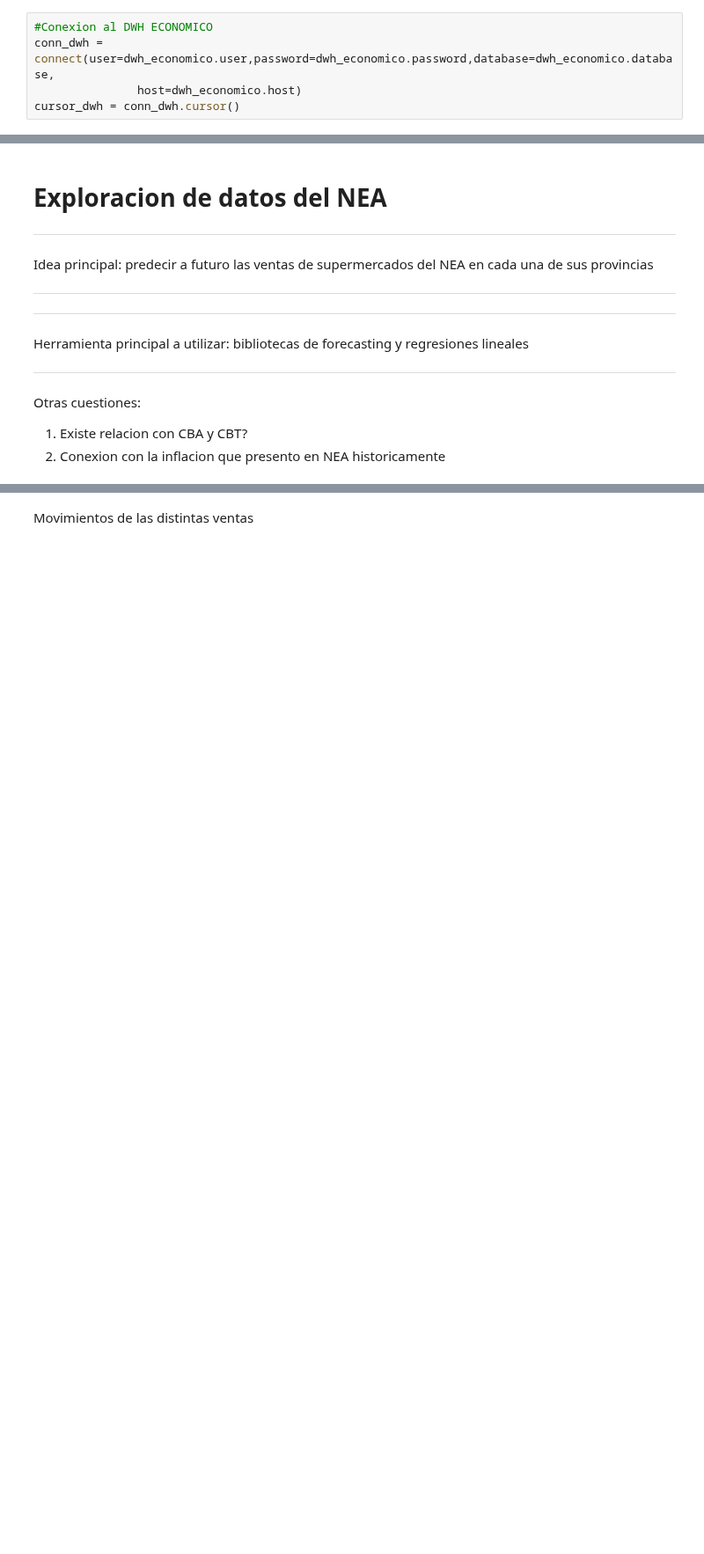
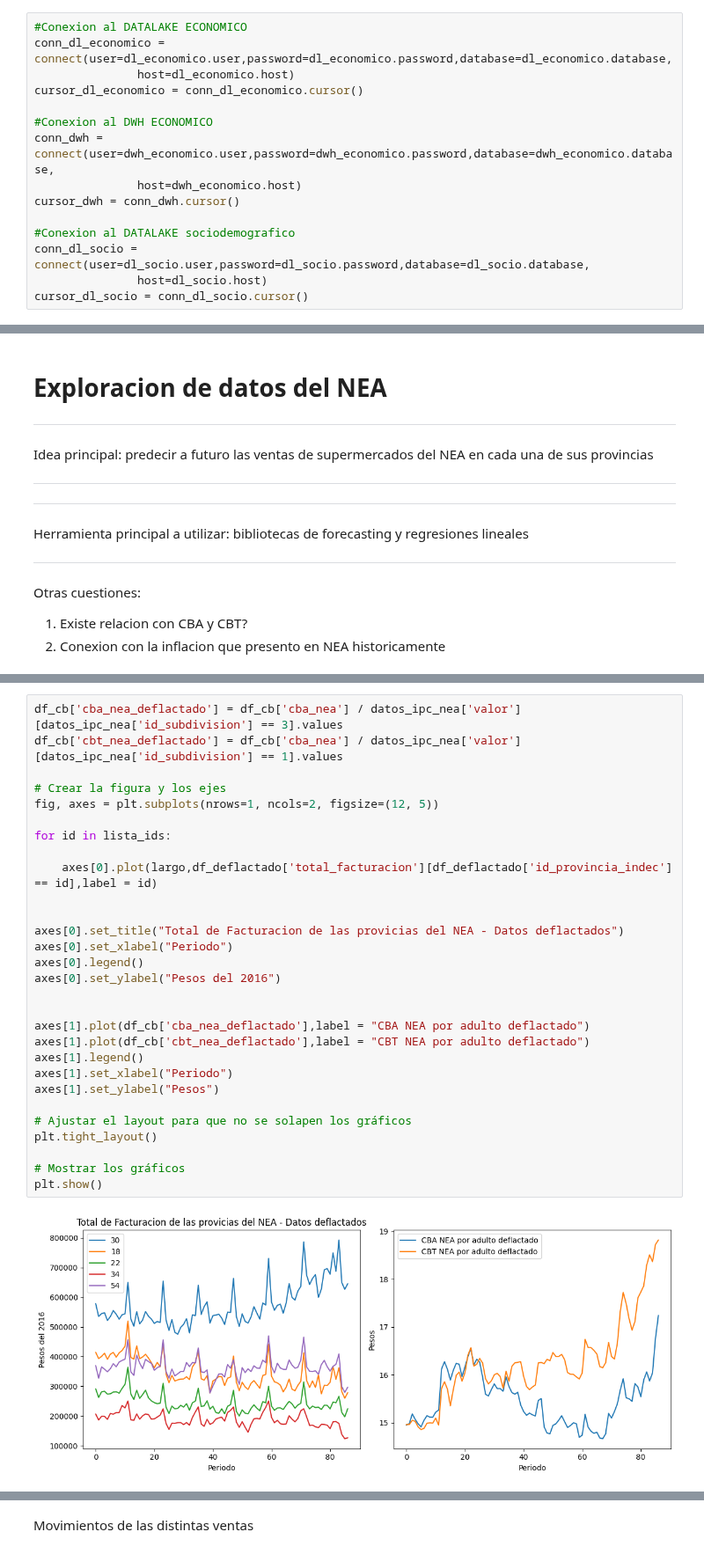
Before and after one commit to IPECD-AreaDatos/scrapingTrabajo, a Jupyter notebook: notebooks_cdd/supermercado_deflactado.ipynb, the cells around one changed output, grey strips where cells are left out. Shown at 88% size. Saved outputs shown, nothing was run; the diff lists cells and outputs as text; blank space fills up the shorter version.

```diff
--- a/notebooks_cdd/supermercado_deflactado.ipynb
+++ b/notebooks_cdd/supermercado_deflactado.ipynb
@@ -30,7 +32,17 @@ dwh_economico = Credenciales('dwh_economico')
 # %%
+#Conexion al DATALAKE ECONOMICO
+conn_dl_economico = connect(user=dl_economico.user,password=dl_economico.password,database=dl_economico.database,
+               host=dl_economico.host)
+cursor_dl_economico = conn_dl_economico.cursor()
+
 #Conexion al DWH ECONOMICO
 conn_dwh = connect(user=dwh_economico.user,password=dwh_economico.password,database=dwh_economico.database,
                host=dwh_economico.host)
 cursor_dwh = conn_dwh.cursor()
+
+#Conexion al DATALAKE sociodemografico
+conn_dl_socio = connect(user=dl_socio.user,password=dl_socio.password,database=dl_socio.database,
+               host=dl_socio.host)
+cursor_dl_socio = conn_dl_socio.cursor()
 # %%
 df_deflactado = pd.read_sql('SELECT * FROM supermercado_deflactado',conn_dwh)
@@ -86,0 +145,31 @@ plt.show()
+# %%
+df_cb['cba_nea_deflactado'] = df_cb['cba_nea'] / datos_ipc_nea['valor'][datos_ipc_nea['id_subdivision'] == 3].values
+df_cb['cbt_nea_deflactado'] = df_cb['cba_nea'] / datos_ipc_nea['valor'][datos_ipc_nea['id_subdivision'] == 1].values
+
+# Crear la figura y los ejes
+fig, axes = plt.subplots(nrows=1, ncols=2, figsize=(12, 5))
+
+for id in lista_ids:
+
+    axes[0].plot(largo,df_deflactado['total_facturacion'][df_deflactado['id_provincia_indec'] == id],label = id)
+
+
+axes[0].set_title("Total de Facturacion de las provicias del NEA - Datos deflactados")
+axes[0].set_xlabel("Periodo")
+axes[0].legend()
+axes[0].set_ylabel("Pesos del 2016")
+
+
+axes[1].plot(df_cb['cba_nea_deflactado'],label = "CBA NEA por adulto deflactado")
+axes[1].plot(df_cb['cbt_nea_deflactado'],label = "CBT NEA por adulto deflactado")
+axes[1].legend()
+axes[1].set_xlabel("Periodo")
+axes[1].set_ylabel("Pesos")
+
+# Ajustar el layout para que no se solapen los gráficos
+plt.tight_layout()
+
+# Mostrar los gráficos
+plt.show()
+# %% [output]
+[figure, added]
```
Also changed, not shown: parts of 16 cells of this notebook, 2 other files.
